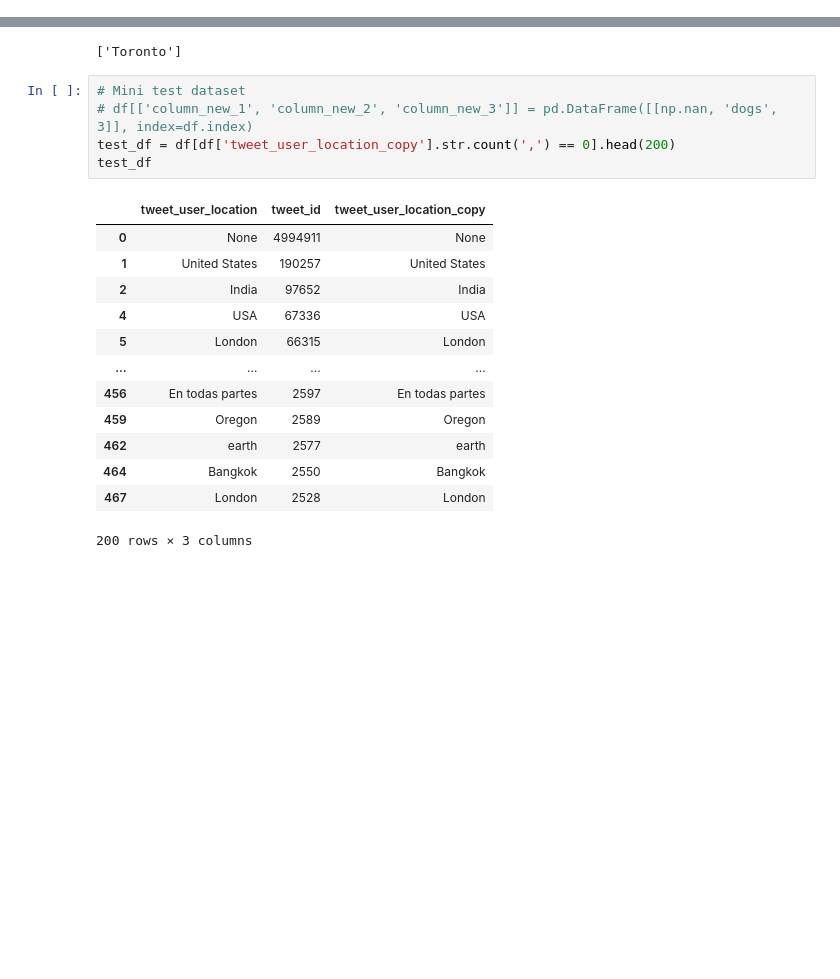
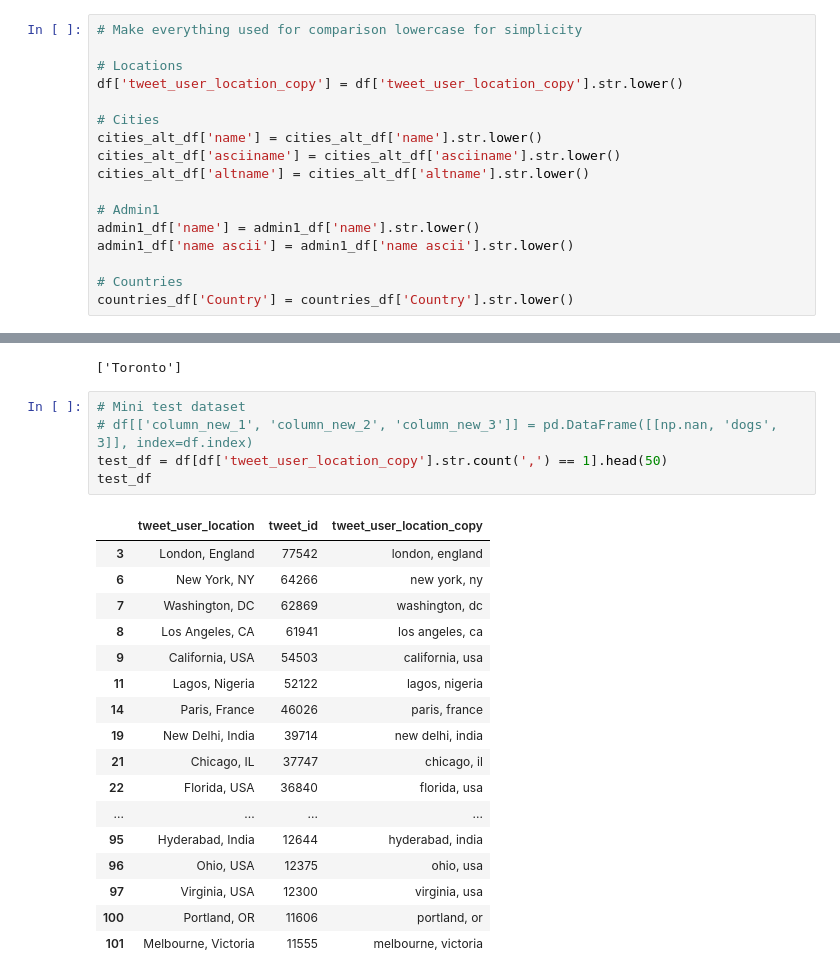
Before and after one commit to chumlab/covid19project, a Jupyter notebook: experimentation.ipynb, the cells around one changed output, grey strips where cells are left out. Saved outputs shown, nothing was run; the diff lists cells and outputs as text; blank space fills up the shorter version.

```diff
--- a/experimentation.ipynb
+++ b/experimentation.ipynb
@@ -316,3 +333,20 @@ df
+# %%
+# Make everything used for comparison lowercase for simplicity
+
+# Locations
+df['tweet_user_location_copy'] = df['tweet_user_location_copy'].str.lower()
+
+# Cities
+cities_alt_df['name'] = cities_alt_df['name'].str.lower()
+cities_alt_df['asciiname'] = cities_alt_df['asciiname'].str.lower()
+cities_alt_df['altname'] = cities_alt_df['altname'].str.lower()
+
+# Admin1
+admin1_df['name'] = admin1_df['name'].str.lower()
+admin1_df['name ascii'] = admin1_df['name ascii'].str.lower()
+
+# Countries
+countries_df['Country'] = countries_df['Country'].str.lower()
 # %% [markdown]
 ## Countries
 # %%
@@ -390,22 +424,26 @@ print(split_parts('Toronto'))
 # %%
 # Mini test dataset
 # df[['column_new_1', 'column_new_2', 'column_new_3']] = pd.DataFrame([[np.nan, 'dogs', 3]], index=df.index)
-test_df = df[df['tweet_user_location_copy'].str.count(',') == 0].head(200)
+test_df = df[df['tweet_user_location_copy'].str.count(',') == 1].head(50)
 test_df
 # %% [output]
 |  | tweet_user_location | tweet_id | tweet_user_location_copy |
-| 0 | None | 4994911 | None |
-| 1 | United States | 190257 | United States |
-| 2 | India | 97652 | India |
-| 4 | USA | 67336 | USA |
-| 5 | London | 66315 | London |
+| 3 | London, England | 77542 | london, england |
+| 6 | New York, NY | 64266 | new york, ny |
+| 7 | Washington, DC | 62869 | washington, dc |
+| 8 | Los Angeles, CA | 61941 | los angeles, ca |
+| 9 | California, USA | 54503 | california, usa |
+| 11 | Lagos, Nigeria | 52122 | lagos, nigeria |
+| 14 | Paris, France | 46026 | paris, france |
+| 19 | New Delhi, India | 39714 | new delhi, india |
+| 21 | Chicago, IL | 37747 | chicago, il |
+| 22 | Florida, USA | 36840 | florida, usa |
 | ... | ... | ... | ... |
-| 456 | En todas partes | 2597 | En todas partes |
-| 459 | Oregon | 2589 | Oregon |
-| 462 | earth | 2577 | earth |
-| 464 | Bangkok | 2550 | Bangkok |
-| 467 | London | 2528 | London |
+| 95 | Hyderabad, India | 12644 | hyderabad, india |
+| 96 | Ohio, USA | 12375 | ohio, usa |
+| 97 | Virginia, USA | 12300 | virginia, usa |
+| 100 | Portland, OR | 11606 | portland, or |
+| 101 | Melbourne, Victoria | 11555 | melbourne, victoria |
-200 rows × 3 columns
 # %%
 num_parts = 3
 
```
Also changed, not shown: parts of 14 cells of this notebook.
